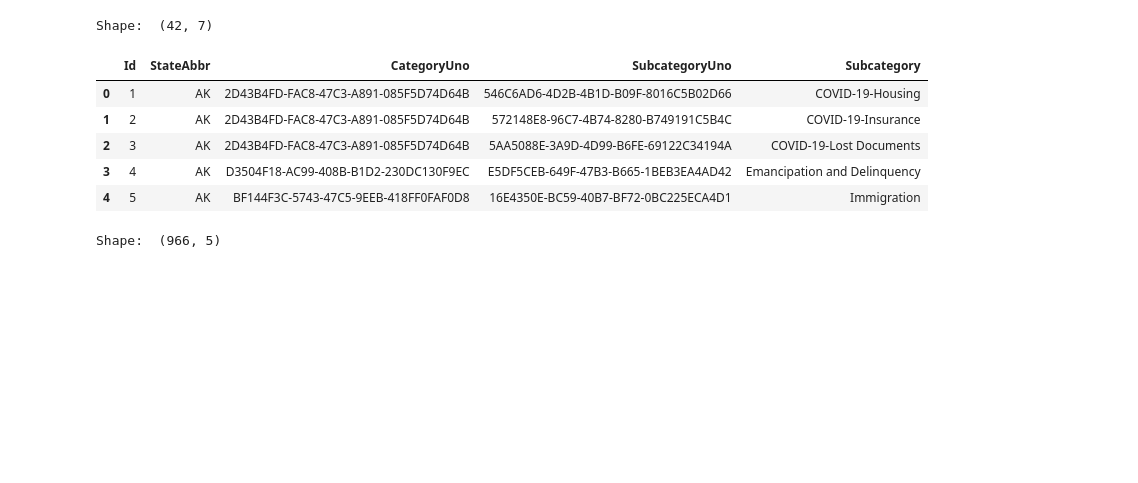
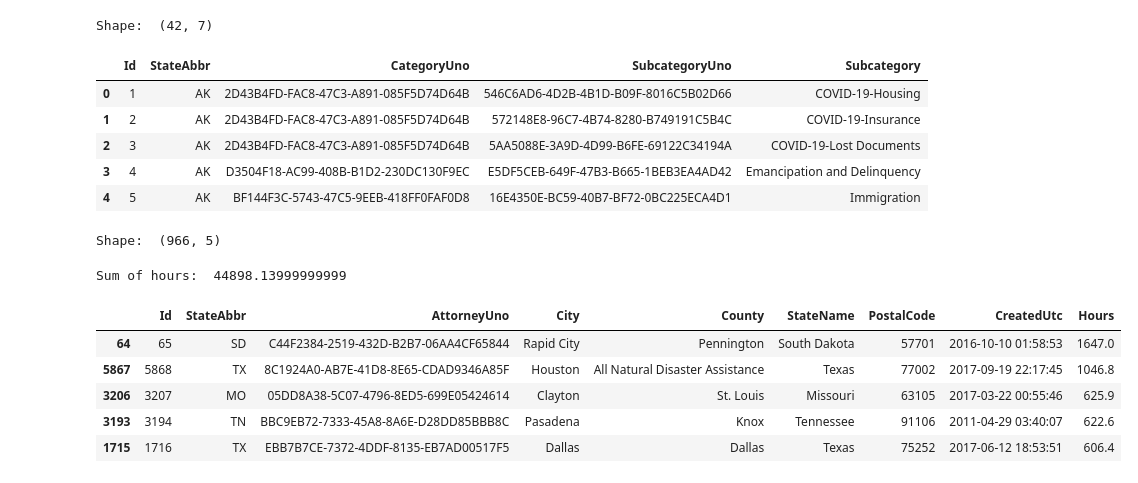
Before and after one commit to dwijenchawra/asadatafest_2023, a Jupyter notebook: arnav_work.ipynb, the cells around one changed output. Cells and saved outputs as stored; diff of their text form; code cells hidden in the pictures; blank space fills up the shorter version.

```diff
--- a/arnav_work.ipynb
+++ b/arnav_work.ipynb
@@ -190,7 +192,20 @@ print("Shape: ", subcategories_df.shape)
 | 4 | 5 | AK | BF144F3C-5743-47C5-9EEB-418FF0FAF0D8 | 16E4350E-BC59-40B7-BF72-0BC225ECA4D1 | Immigration |
 Shape:  (966, 5)
 # %%
-#merge attorneys_df and attorney_time_entries_df by AttorneyUno, and combine the hours spent on each attorney, then drop all columns with null values
+#merge attorneys_df and attorney_time_entries_df by AttorneyUno, and combine the hours spent on each attorney
 attorneys_df = attorneys_df.merge(attorney_time_entries_df.groupby('AttorneyUno')['Hours'].sum().reset_index(), on='AttorneyUno', how='left')
-# replace all na values with 1
-attorneys_df.fillna(1, inplace=True)
+#sort attorneys_df by the number of hours spent on each attorney
+attorneys_df = attorneys_df.sort_values(by='Hours', ascending=False)
+#print the sum of the hours in attorneys_df
+print("Sum of hours: ", attorneys_df['Hours'].sum())
+#create a new column and bin the hours spent on each attorney into the following: 0-10, 10-100, 100-500, 500-1000, 1000-3000, 3000+
+#attorneys_df['Hours_Binned'] = pd.cut(attorneys_df['Hours'], bins=[0, 10, 100, 500, 1000, 3000, 100000], labels=[1.0, 2.0, 3.0, 4.0, 5.0, 6.0])
+display(attorneys_df.head())
+# %% [output]
+Sum of hours:  44898.13999999999
+|  | Id | StateAbbr | AttorneyUno | City | County | StateName | PostalCode | CreatedUtc | Hours |
+| 64 | 65 | SD | C44F2384-2519-432D-B2B7-06AA4CF65844 | Rapid City | Pennington | South Dakota | 57701 | 2016-10-10 01:58:53 | 1647.0 |
+| 5867 | 5868 | TX | 8C1924A0-AB7E-41D8-8E65-CDAD9346A85F | Houston | All Natural Disaster Assistance | Texas | 77002 | 2017-09-19 22:17:45 | 1046.8 |
+| 3206 | 3207 | MO | 05DD8A38-5C07-4796-8ED5-699E05424614 | Clayton | St. Louis | Missouri | 63105 | 2017-03-22 00:55:46 | 625.9 |
+| 3193 | 3194 | TN | BBC9EB72-7333-45A8-8A6E-D28DD85BBB8C | Pasadena | Knox | Tennessee | 91106 | 2011-04-29 03:40:07 | 622.6 |
+| 1715 | 1716 | TX | EBB7B7CE-7372-4DDF-8135-EB7AD00517F5 | Dallas | Dallas | Texas | 75252 | 2017-06-12 18:53:51 | 606.4 |
```
Also changed, not shown: parts of 5 cells of this notebook.
